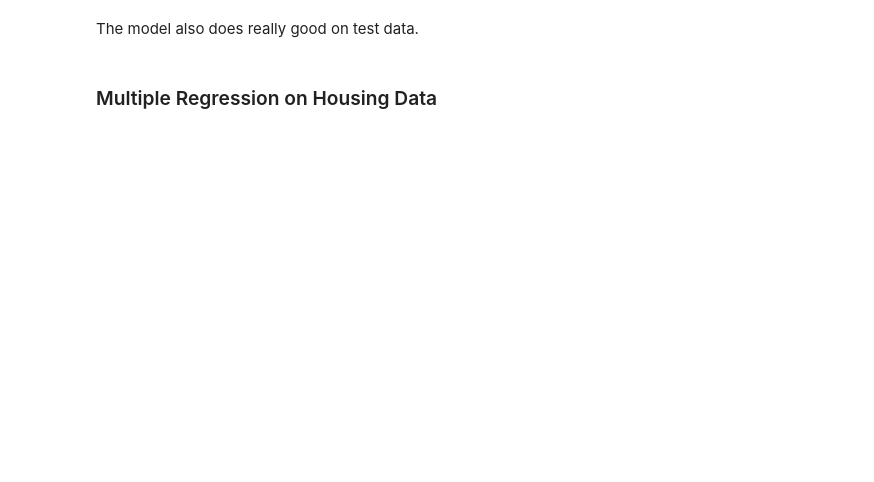
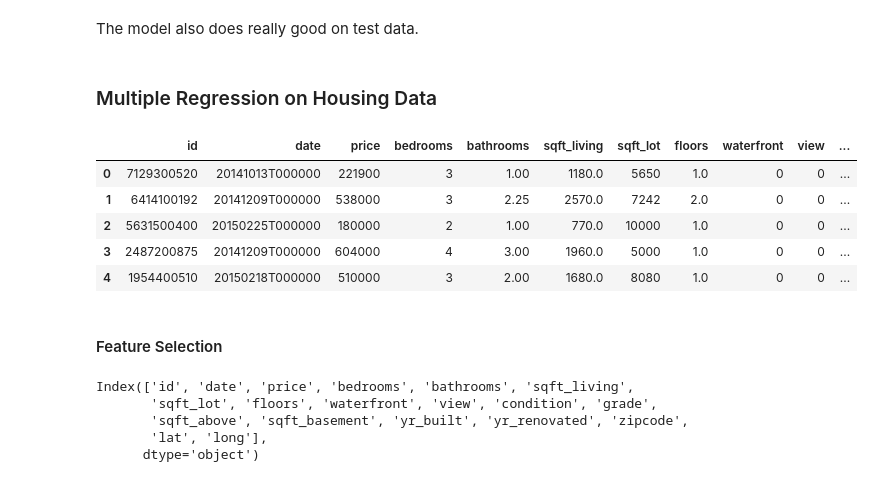
Before and after one commit to usmanhafeez75/scrapy-assignments, a Jupyter notebook: Machine Learning/MultivariateLinearRegression.ipynb, the cells around one changed output. Saved outputs shown, nothing was run; the diff lists cells and outputs as text; code cells hidden in the pictures; blank space fills up the shorter version.

Commit message:
Also on Housing data

```diff
--- a/Machine Learning/MultivariateLinearRegression.ipynb
+++ b/Machine Learning/MultivariateLinearRegression.ipynb
@@ -185,3 +187,23 @@ score(X_test, y_test, w)
 The model also does really good on test data.
 # %% [markdown]
 ### Multiple Regression on Housing Data
+# %%
+df = pd.read_csv('data/LinearRegression_kc_house_data.csv')
+df.head()
+# %% [output]
+|  | id | date | price | bedrooms | bathrooms | sqft_living | sqft_lot | floors | waterfront | view | ... |
+| 0 | 7129300520 | 20141013T000000 | 221900 | 3 | 1.00 | 1180.0 | 5650 | 1.0 | 0 | 0 | ... |
+| 1 | 6414100192 | 20141209T000000 | 538000 | 3 | 2.25 | 2570.0 | 7242 | 2.0 | 0 | 0 | ... |
+| 2 | 5631500400 | 20150225T000000 | 180000 | 2 | 1.00 | 770.0 | 10000 | 1.0 | 0 | 0 | ... |
+| 3 | 2487200875 | 20141209T000000 | 604000 | 4 | 3.00 | 1960.0 | 5000 | 1.0 | 0 | 0 | ... |
+| 4 | 1954400510 | 20150218T000000 | 510000 | 3 | 2.00 | 1680.0 | 8080 | 1.0 | 0 | 0 | ... |
+# %% [markdown]
+#### Feature Selection
+# %%
+df.columns
+# %% [output]
+Index(['id', 'date', 'price', 'bedrooms', 'bathrooms', 'sqft_living',
+       'sqft_lot', 'floors', 'waterfront', 'view', 'condition', 'grade',
+       'sqft_above', 'sqft_basement', 'yr_built', 'yr_renovated', 'zipcode',
+       'lat', 'long'],
+      dtype='object')
```
Also changed, not shown: parts of 18 cells of this notebook.
